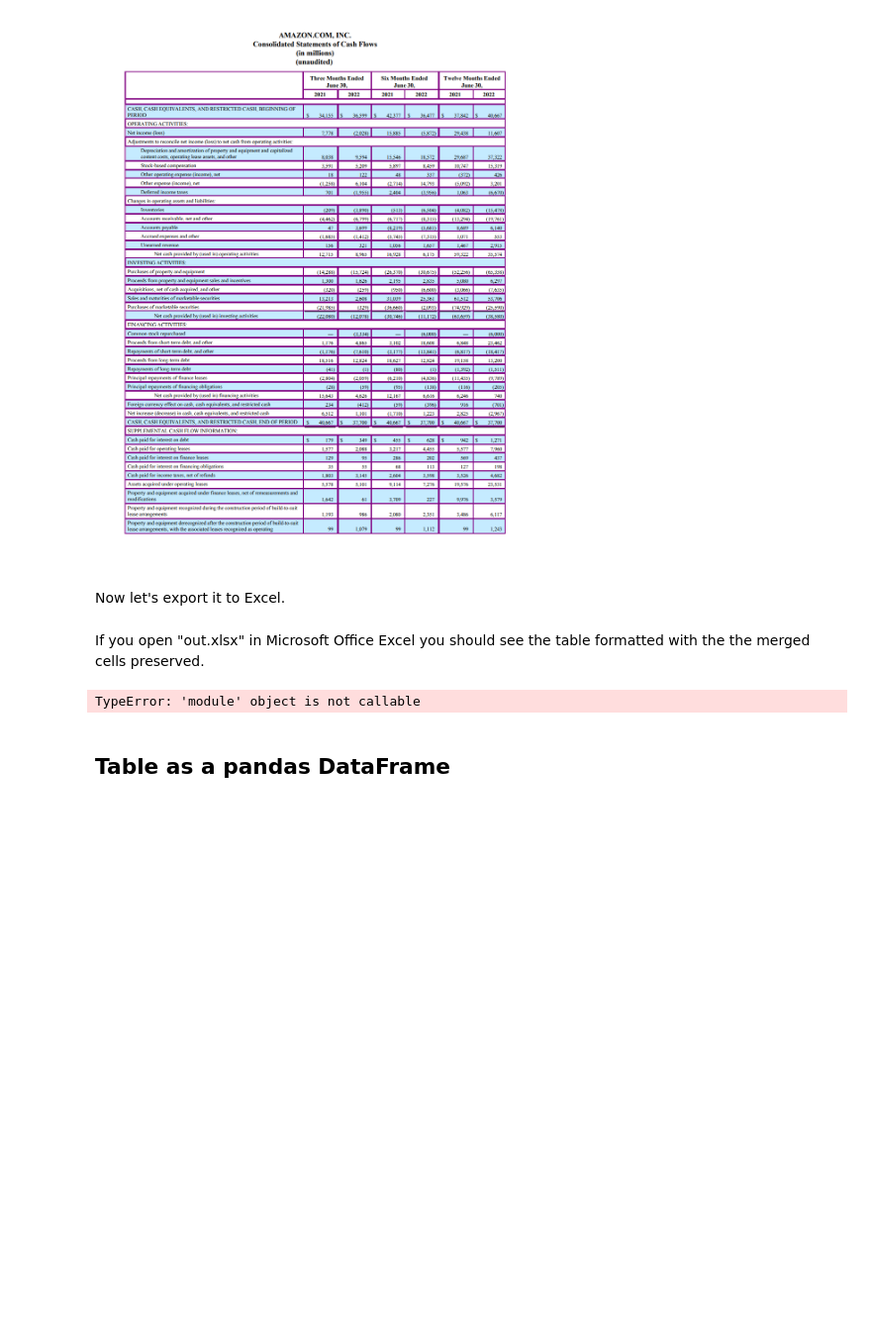
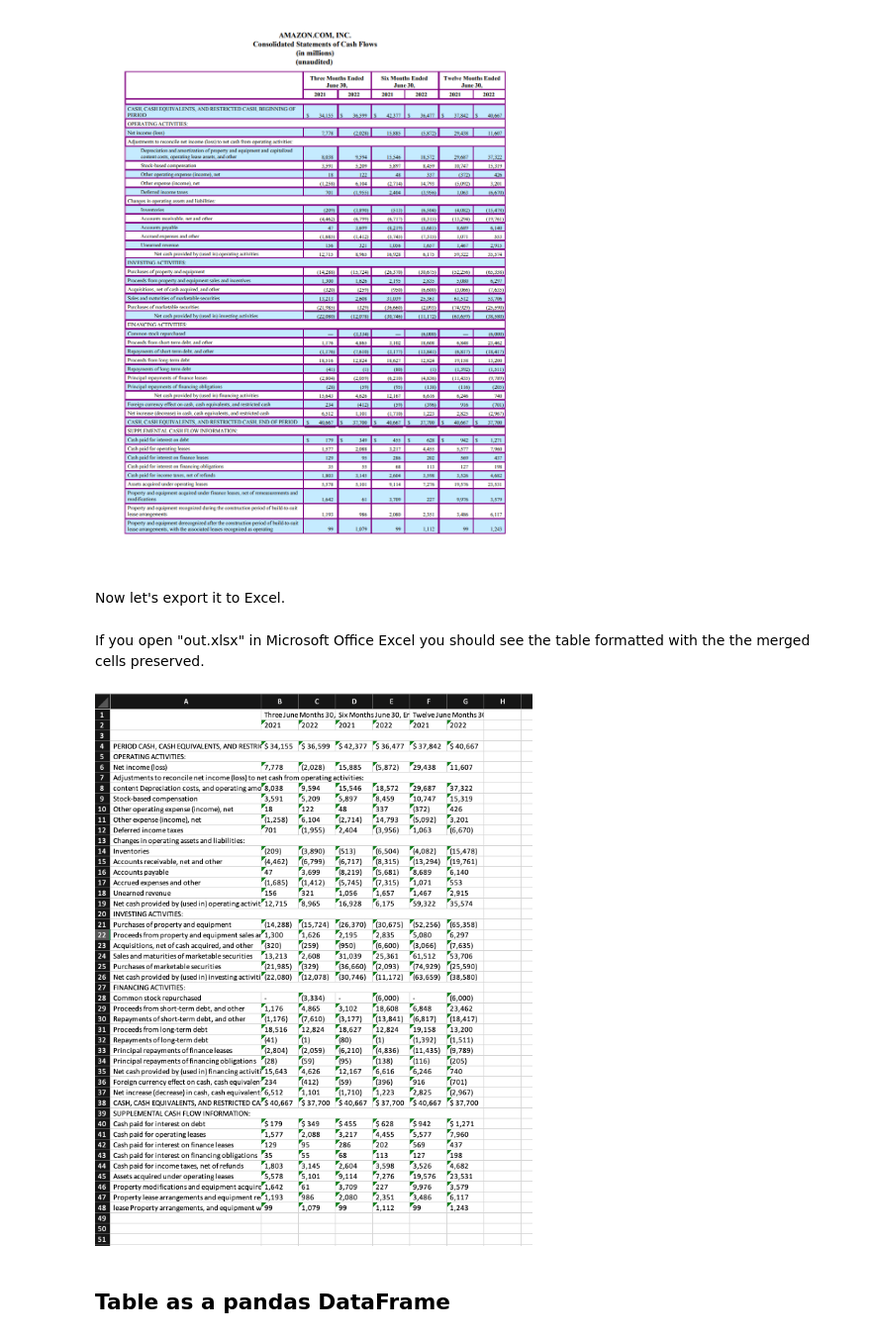
Before and after one commit to aws-samples/amazon-textract-textractor, a Jupyter notebook: docs/source/notebooks/table_data_to_various_formats.ipynb, the cells around one changed output. Shown at 99% size. Saved outputs shown, nothing was run; the diff lists cells and outputs as text; code cells hidden in the pictures; blank space fills up the shorter version.

Commit message:
Fix Excel example notebook

```diff
--- a/docs/source/notebooks/table_data_to_various_formats.ipynb
+++ b/docs/source/notebooks/table_data_to_various_formats.ipynb
@@ -57,9 +57,9 @@ table[0].to_excel(filepath="out.xlsx")
 # %% [markdown]
 If you open "out.xlsx" in Microsoft Office Excel you should see the table formatted with the the merged cells preserved.
 # %%
-Image.open("i")
+Image.open("imgs/excel.png")
 # %% [output]
-TypeError: 'module' object is not callable
+[figure, added]
 # %% [markdown]
 ## Table as a pandas DataFrame
 # %%
```
Also changed, not shown: 1 other file.
